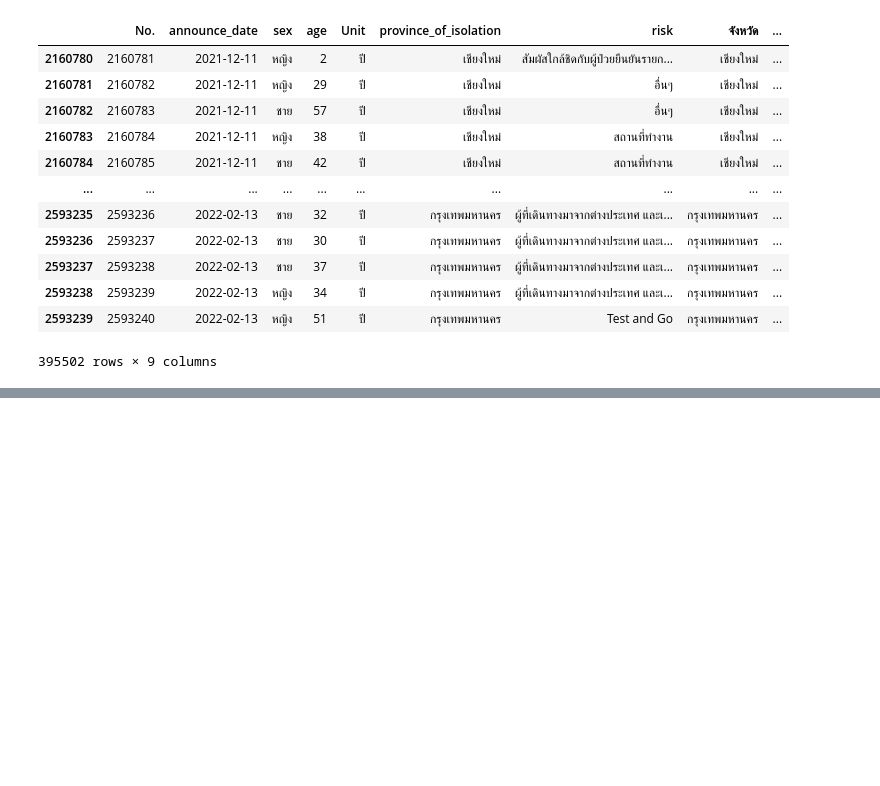
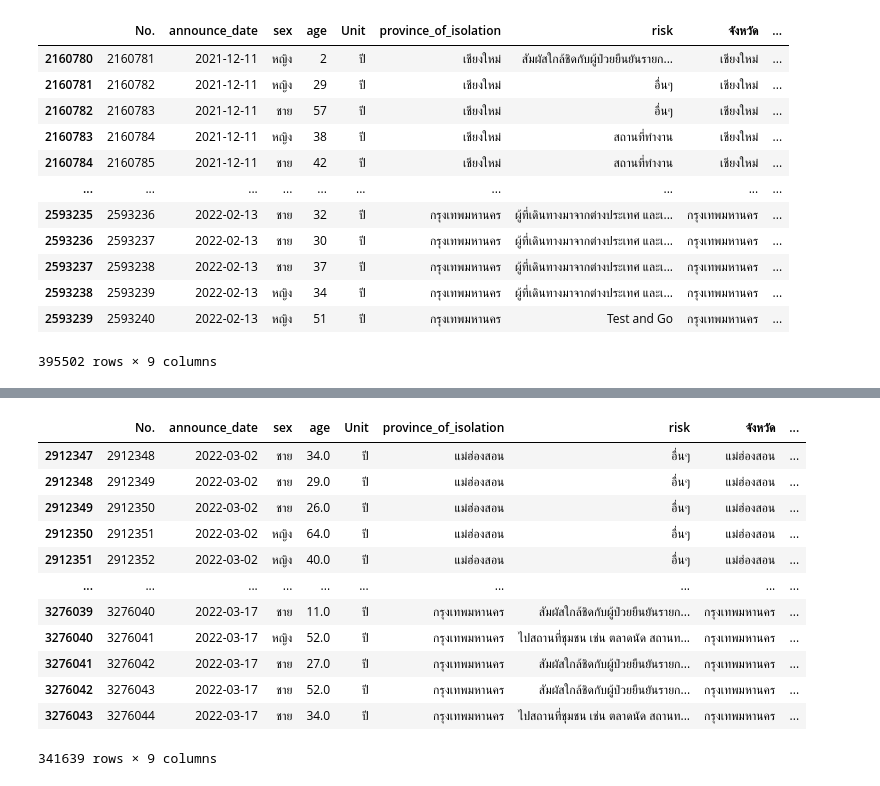
Before and after one commit to Jittiya/data_viz_2022, a Jupyter notebook: Project.ipynb, the cells around one changed output, grey strips where cells are left out. Cells and saved outputs as stored; diff of their text form; code cells hidden in the pictures; blank space fills up the shorter version.

```diff
--- a/Project.ipynb
+++ b/Project.ipynb
@@ -767,0 +768,17 @@ data_df7 ## แสดงข้อมูล
+# %%
+data_df8 = data_df[(data_df['announce_date']>='2022-03-02') & (data_df['announce_date']<='2022-03-17')]  ### เลือกข้อมูล announce_date วันที่ 02 มี.ค. 2022 ถึง 17 มี.ค. 2022
+data_df8 ## แสดงข้อมูล
+# %% [output]
+|  | No. | announce_date | sex | age | Unit | province_of_isolation | risk | จังหวัด | ... |
+| 2912347 | 2912348 | 2022-03-02 | ชาย | 34.0 | ปี | แม่ฮ่องสอน | อื่นๆ | แม่ฮ่องสอน | ... |
+| 2912348 | 2912349 | 2022-03-02 | ชาย | 29.0 | ปี | แม่ฮ่องสอน | อื่นๆ | แม่ฮ่องสอน | ... |
+| 2912349 | 2912350 | 2022-03-02 | ชาย | 26.0 | ปี | แม่ฮ่องสอน | อื่นๆ | แม่ฮ่องสอน | ... |
+| 2912350 | 2912351 | 2022-03-02 | หญิง | 64.0 | ปี | แม่ฮ่องสอน | อื่นๆ | แม่ฮ่องสอน | ... |
+| 2912351 | 2912352 | 2022-03-02 | หญิง | 40.0 | ปี | แม่ฮ่องสอน | อื่นๆ | แม่ฮ่องสอน | ... |
+| ... | ... | ... | ... | ... | ... | ... | ... | ... | ... |
+| 3276039 | 3276040 | 2022-03-17 | ชาย | 11.0 | ปี | กรุงเทพมหานคร | สัมผัสใกล้ชิดกับผู้ป่วยยืนยันรายก... | กรุงเทพมหานคร | ... |
+| 3276040 | 3276041 | 2022-03-17 | หญิง | 52.0 | ปี | กรุงเทพมหานคร | ไปสถานที่ชุมชน เช่น ตลาดนัด สถานท... | กรุงเทพมหานคร | ... |
+| 3276041 | 3276042 | 2022-03-17 | ชาย | 27.0 | ปี | กรุงเทพมหานคร | สัมผัสใกล้ชิดกับผู้ป่วยยืนยันรายก... | กรุงเทพมหานคร | ... |
+| 3276042 | 3276043 | 2022-03-17 | ชาย | 52.0 | ปี | กรุงเทพมหานคร | สัมผัสใกล้ชิดกับผู้ป่วยยืนยันรายก... | กรุงเทพมหานคร | ... |
+| 3276043 | 3276044 | 2022-03-17 | ชาย | 34.0 | ปี | กรุงเทพมหานคร | ไปสถานที่ชุมชน เช่น ตลาดนัด สถานท... | กรุงเทพมหานคร | ... |
+341639 rows × 9 columns
```
Also changed, not shown: parts of 14 cells of this notebook.
